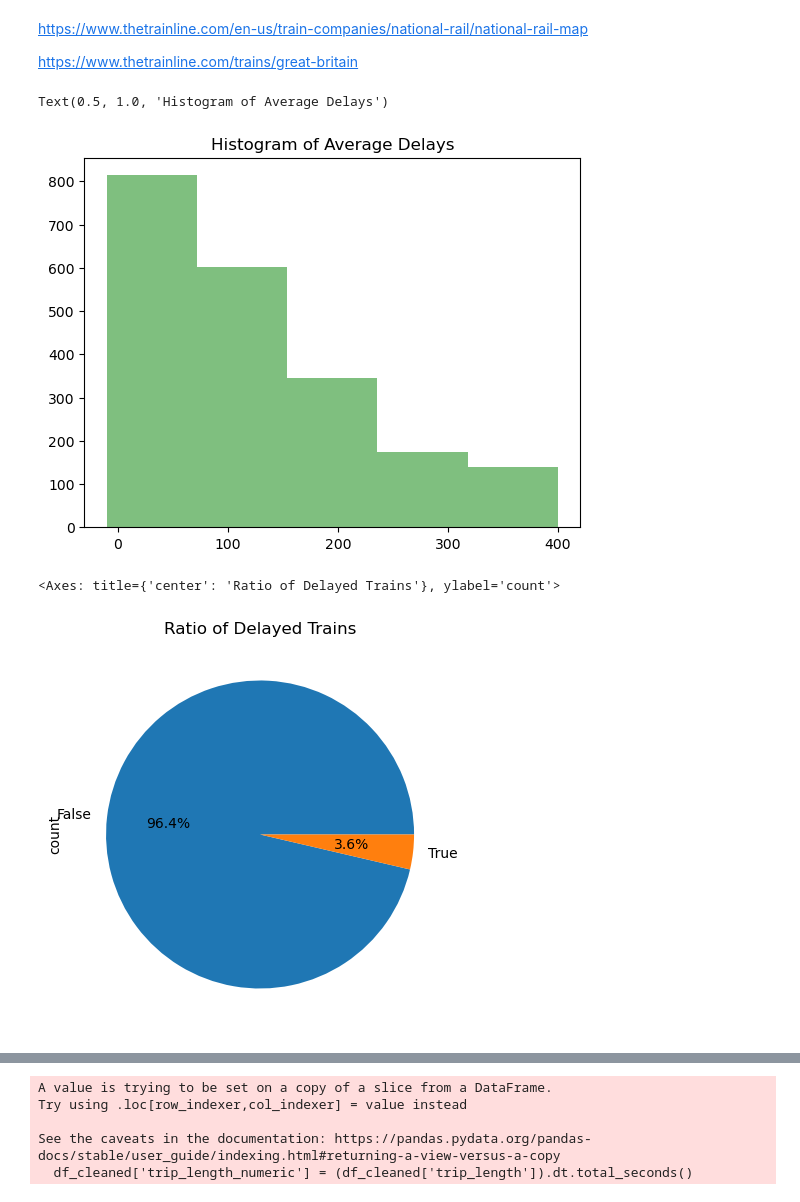
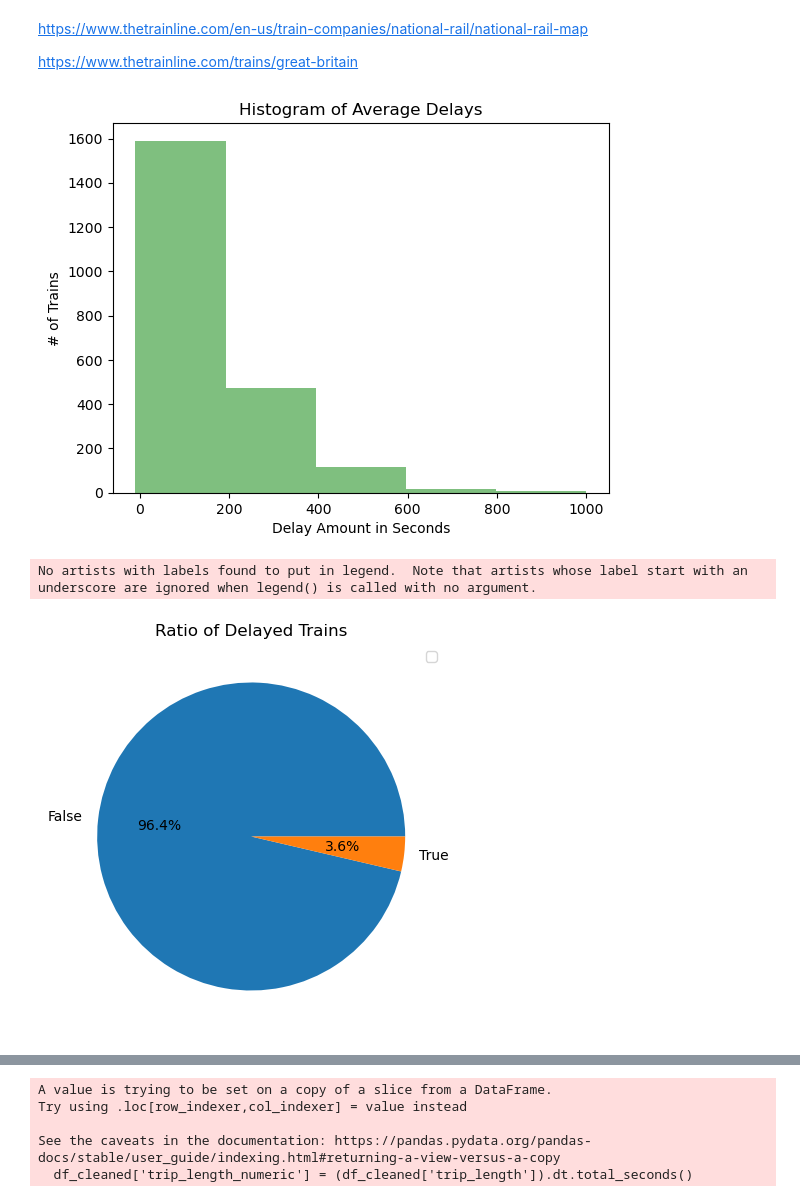
Before and after one commit to jsnabes/GC_Final_Project, a Jupyter notebook: FinalProjectEDA_pipeline_data.ipynb, the cells around one changed output, grey strips where cells are left out. Saved outputs shown, nothing was run; the diff lists cells and outputs as text; code cells hidden in the pictures.

```diff
--- a/FinalProjectEDA_pipeline_data.ipynb
+++ b/FinalProjectEDA_pipeline_data.ipynb
@@ -573,22 +558,22 @@ https://www.thetrainline.com/en-us/train-companies/national-rail/national-rail-m
 https://www.thetrainline.com/trains/great-britain
 # %%
 plt.hist(avg_delay_numeric, color = 'Green', alpha=0.5,
-         bins=5, range=[-10,400], label = 'Score Histogram');
-plt.xlabel('')
-plt.ylabel('')
-plt.title('Histogram of Average Delays')
+         bins=5, range=[-10,1000], label = 'Score Histogram');
+plt.xlabel('Delay Amount in Seconds')
+plt.ylabel('# of Trains')
+plt.title('Histogram of Average Delays');
 # %% [output]
-Text(0.5, 1.0, 'Histogram of Average Delays')
-[figure, old version]
+[figure, new version]
 # %%
 delays = df['is_delayed_arrival'].value_counts()
 
 plt.title('Ratio of Delayed Trains')
+plt.legend()
 
-delays.plot.pie(autopct='%1.1f%%', figsize=(5, 5))
+delays.plot.pie(autopct='%1.1f%%', figsize=(5, 5),ylabel='');
 # %% [output]
-<Axes: title={'center': 'Ratio of Delayed Trains'}, ylabel='count'>
+No artists with labels found to put in legend.  Note that artists whose label start with an underscore are ignored when legend() is called with no argument.
-[figure, old version]
+[figure, new version]
 # %%
 df_cleaned = df.dropna(subset=['planned_time_arrival'])
 # %%
```
Also changed, not shown: parts of 12 cells of this notebook.
